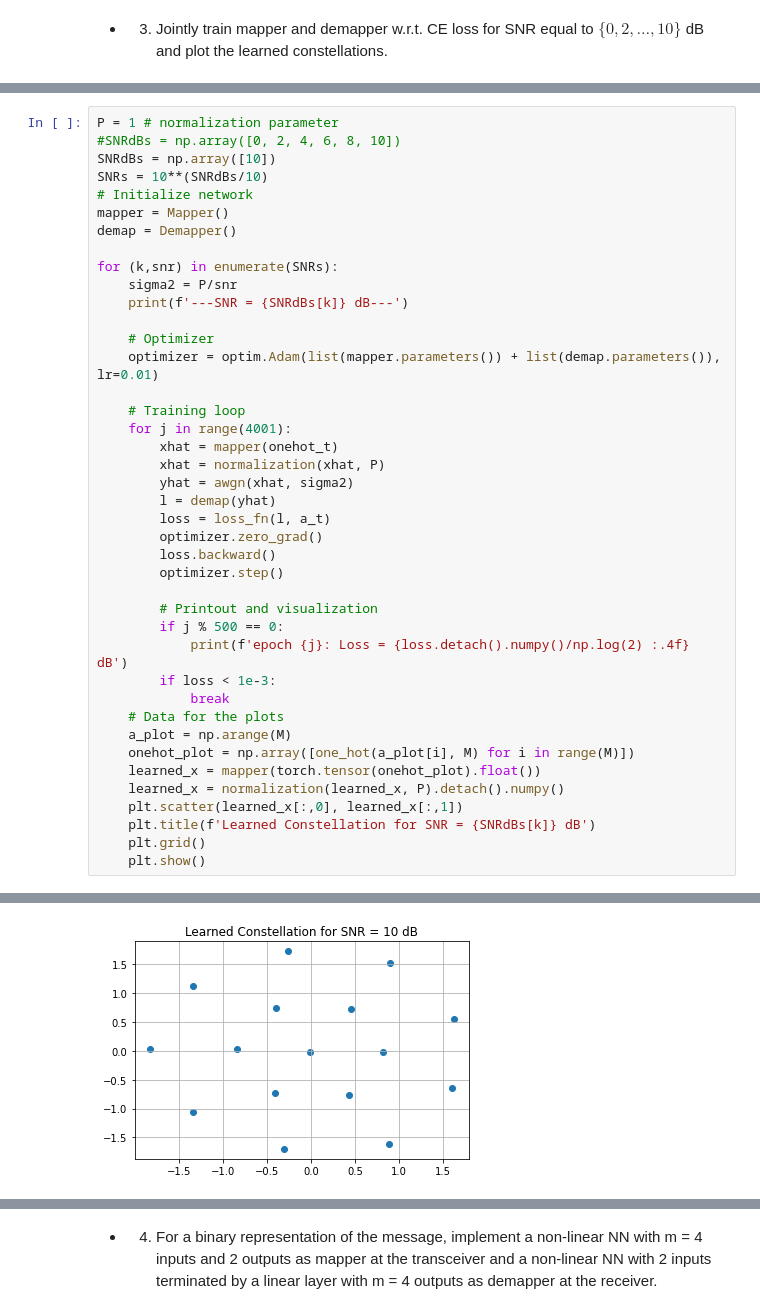
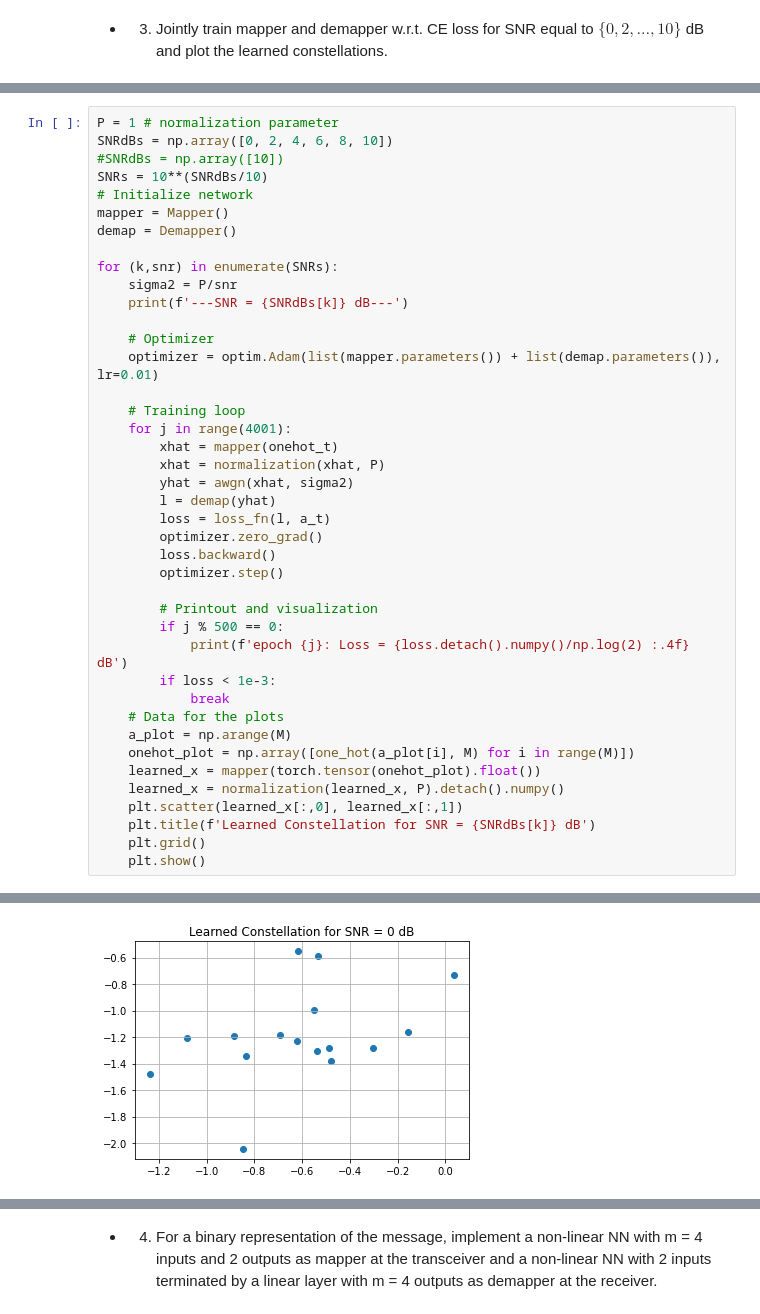
Before and after one commit to davideandres95/pcs-research-intership, a Jupyter notebook: tutorials/tut08.ipynb, the cells around one changed output, grey strips where cells are left out. Saved outputs shown, nothing was run; the diff lists cells and outputs as text.

```diff
--- a/tutorials/tut08.ipynb
+++ b/tutorials/tut08.ipynb
@@ -74,7 +76,7 @@ loss_fn = nn.CrossEntropyLoss()
 # %%
 P = 1 # normalization parameter
-#SNRdBs = np.array([0, 2, 4, 6, 8, 10])
-SNRdBs = np.array([10])
+SNRdBs = np.array([0, 2, 4, 6, 8, 10])
+#SNRdBs = np.array([10])
 SNRs = 10**(SNRdBs/10)
 # Initialize network
 mapper = Mapper()
@@ -126 +130 @@ epoch 4000: Loss = 0.7678 dB
-[figure, old version]
+[figure, new version]
```
Also changed, not shown: parts of 7 cells of this notebook, 8 other files.
